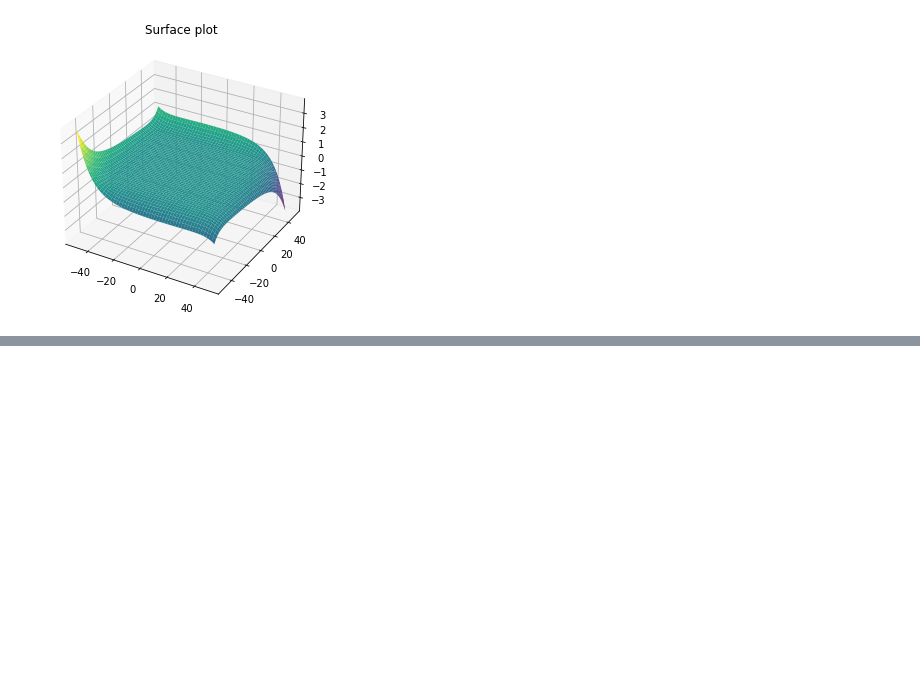
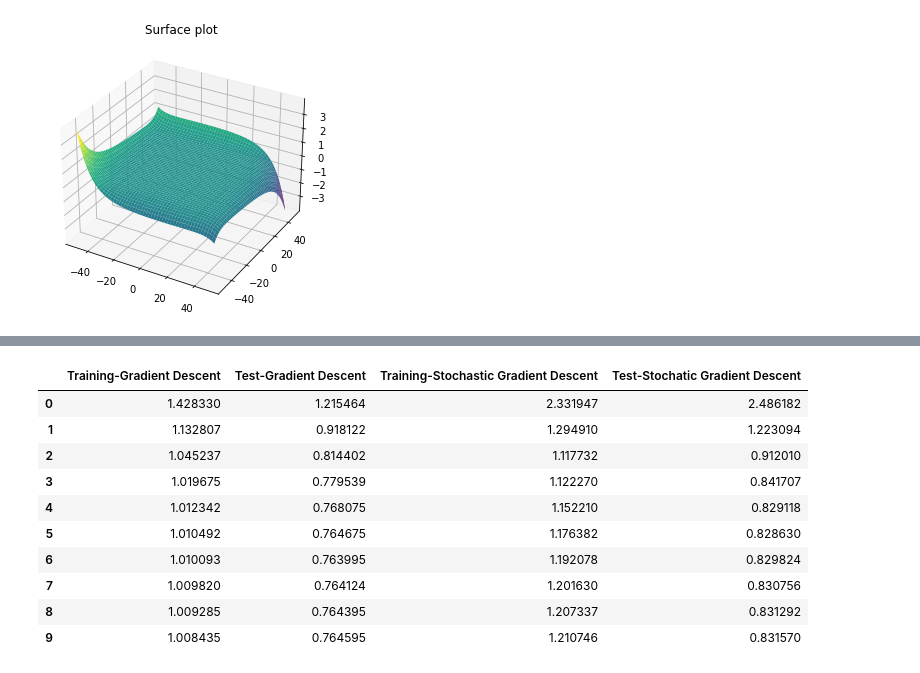
Before and after one commit to AmoghMoses/CS-F320-Assignment-1, a Jupyter notebook: Assignment1B a.ipynb, the cells around one changed output, grey strips where cells are left out. Cells and saved outputs as stored; diff of their text form; code cells hidden in the pictures; blank space fills up the shorter version.

```diff
--- a/Assignment1B a.ipynb
+++ b/Assignment1B a.ipynb
@@ -1401,3 +1401,7 @@ array([1.40038409, 1.11983054, 1.03179304, 1.00477812, 0.99644238,
+# %%
+Errors = pd.DataFrame()
+Errors['Training-Gradient Descent'] = TrainErr.copy()
+Errors['Test-Gradient Descent'] = TestErr.copy()
 # %%
 X = np.array([i for i in range(10)])
 fig, ax = plt.subplots()
@@ -2135,3 +2139,6 @@ array([5.71740312, 5.37888923, 5.250984  , 5.20806047, 5.19468913,
+# %%
+Errors['Training-Stochastic Gradient Descent'] = TrainErr.copy()
+Errors['Test-Stochatic Gradient Descent'] = TestErr.copy()
 # %%
 X = np.array([i for i in range(10)])
 fig, ax = plt.subplots()
@@ -2145,0 +2153,14 @@ plt.show()
+# %%
+Errors
+# %% [output]
+|  | Training-Gradient Descent | Test-Gradient Descent | Training-Stochastic Gradient Descent | Test-Stochatic Gradient Descent |
+| 0 | 1.428330 | 1.215464 | 2.331947 | 2.486182 |
+| 1 | 1.132807 | 0.918122 | 1.294910 | 1.223094 |
+| 2 | 1.045237 | 0.814402 | 1.117732 | 0.912010 |
+| 3 | 1.019675 | 0.779539 | 1.122270 | 0.841707 |
+| 4 | 1.012342 | 0.768075 | 1.152210 | 0.829118 |
+| 5 | 1.010492 | 0.764675 | 1.176382 | 0.828630 |
+| 6 | 1.010093 | 0.763995 | 1.192078 | 0.829824 |
+| 7 | 1.009820 | 0.764124 | 1.201630 | 0.830756 |
+| 8 | 1.009285 | 0.764395 | 1.207337 | 0.831292 |
+| 9 | 1.008435 | 0.764595 | 1.210746 | 0.831570 |
```
Also changed, not shown: parts of 90 cells of this notebook.
